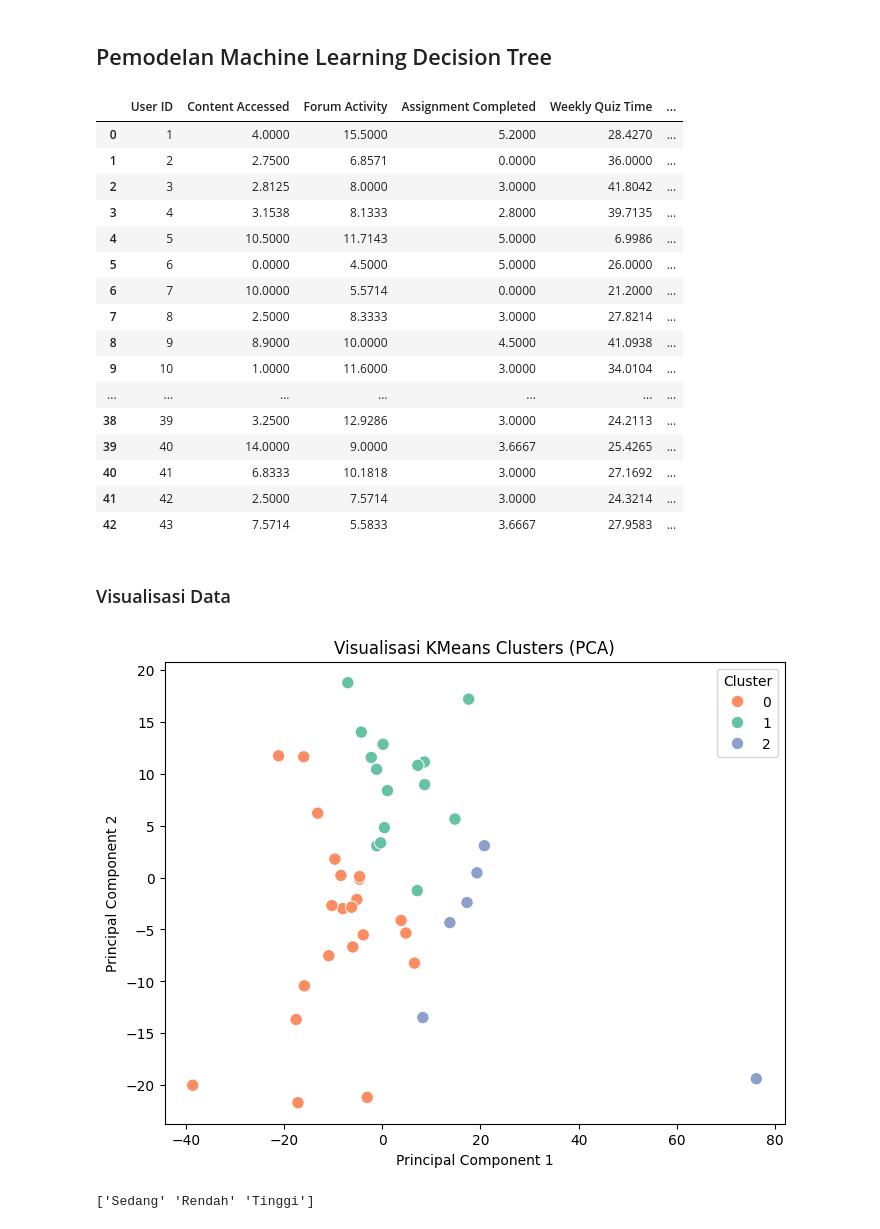
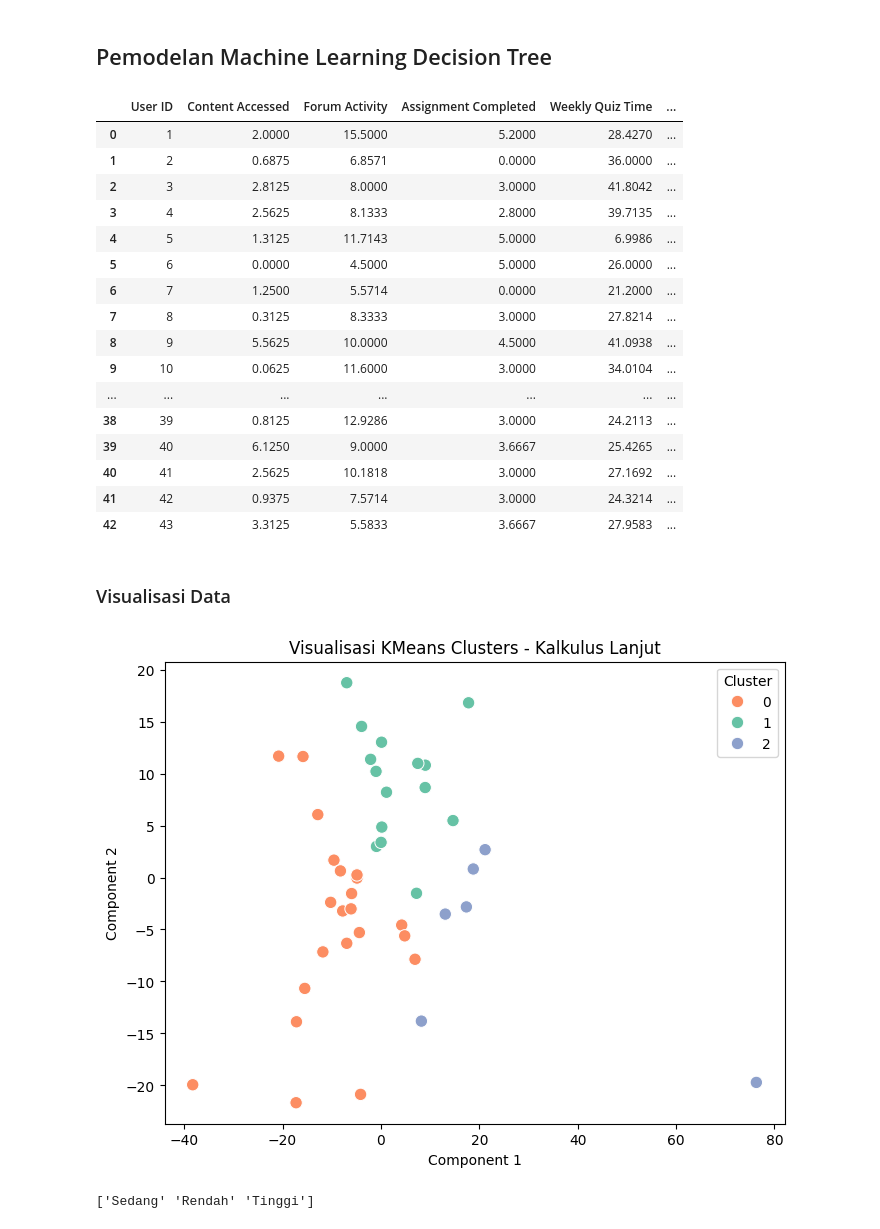
Before and after one commit to fahriorafly/MotivationLevel, a Jupyter notebook: MotivationLevel-KALKULUSLANJUT-F.ipynb, the cells around one changed output. Cells and saved outputs as stored; diff of their text form; code cells hidden in the pictures.

```diff
--- a/MotivationLevel-KALKULUSLANJUT-F.ipynb
+++ b/MotivationLevel-KALKULUSLANJUT-F.ipynb
@@ -552,7 +529,8 @@ weekly_content_pivot["total_content_weekly"] = (
 # Hitung rata-rata content accessed per week untuk setiap user
 mean_content_accessed_per_week = (
     weekly_content_pivot.groupby("User ID")["total_content_weekly"]
-    .mean()
+    .sum()  # Jumlahkan total konten yang diakses selama periode 16 minggu
+    .divide(16)  # Bagi dengan 16 minggu
     .rename("mean_content_accessed_per_week")
 )
 
@@ -1153,27 +1131,31 @@ print(new_labels)
 ## Pemodelan Machine Learning Decision Tree
 # %%
 metrics['cluster_3'] = new_labels
+
+# Tambahkan kolom 'User full name' ke metrics dengan merge berdasarkan 'User ID'
+# metrics = metrics.merge(df[['User ID', 'User full name']].drop_duplicates(), on='User ID', how='left')
+
 metrics.drop(columns=['Weekly Frequency of Sessions'], inplace=True)
 
 metrics
 # %% [output]
 |  | User ID | Content Accessed | Forum Activity | Assignment Completed | Weekly Quiz Time | ... |
-| 0 | 1 | 4.0000 | 15.5000 | 5.2000 | 28.4270 | ... |
-| 1 | 2 | 2.7500 | 6.8571 | 0.0000 | 36.0000 | ... |
+| 0 | 1 | 2.0000 | 15.5000 | 5.2000 | 28.4270 | ... |
+| 1 | 2 | 0.6875 | 6.8571 | 0.0000 | 36.0000 | ... |
 | 2 | 3 | 2.8125 | 8.0000 | 3.0000 | 41.8042 | ... |
-| 3 | 4 | 3.1538 | 8.1333 | 2.8000 | 39.7135 | ... |
-| 4 | 5 | 10.5000 | 11.7143 | 5.0000 | 6.9986 | ... |
+| 3 | 4 | 2.5625 | 8.1333 | 2.8000 | 39.7135 | ... |
+| 4 | 5 | 1.3125 | 11.7143 | 5.0000 | 6.9986 | ... |
 | 5 | 6 | 0.0000 | 4.5000 | 5.0000 | 26.0000 | ... |
-| 6 | 7 | 10.0000 | 5.5714 | 0.0000 | 21.2000 | ... |
-| 7 | 8 | 2.5000 | 8.3333 | 3.0000 | 27.8214 | ... |
-| 8 | 9 | 8.9000 | 10.0000 | 4.5000 | 41.0938 | ... |
-| 9 | 10 | 1.0000 | 11.6000 | 3.0000 | 34.0104 | ... |
+| 6 | 7 | 1.2500 | 5.5714 | 0.0000 | 21.2000 | ... |
+| 7 | 8 | 0.3125 | 8.3333 | 3.0000 | 27.8214 | ... |
+| 8 | 9 | 5.5625 | 10.0000 | 4.5000 | 41.0938 | ... |
+| 9 | 10 | 0.0625 | 11.6000 | 3.0000 | 34.0104 | ... |
 | ... | ... | ... | ... | ... | ... | ... |
-| 38 | 39 | 3.2500 | 12.9286 | 3.0000 | 24.2113 | ... |
-| 39 | 40 | 14.0000 | 9.0000 | 3.6667 | 25.4265 | ... |
-| 40 | 41 | 6.8333 | 10.1818 | 3.0000 | 27.1692 | ... |
-| 41 | 42 | 2.5000 | 7.5714 | 3.0000 | 24.3214 | ... |
-| 42 | 43 | 7.5714 | 5.5833 | 3.6667 | 27.9583 | ... |
+| 38 | 39 | 0.8125 | 12.9286 | 3.0000 | 24.2113 | ... |
+| 39 | 40 | 6.1250 | 9.0000 | 3.6667 | 25.4265 | ... |
+| 40 | 41 | 2.5625 | 10.1818 | 3.0000 | 27.1692 | ... |
+| 41 | 42 | 0.9375 | 7.5714 | 3.0000 | 24.3214 | ... |
+| 42 | 43 | 3.3125 | 5.5833 | 3.6667 | 27.9583 | ... |
 # %% [markdown]
 ### Visualisasi Data
 # %%
@@ -1183,37 +1165,37 @@ from sklearn.decomposition import PCA
 X = metrics[['Content Accessed', 'Forum Activity', 'Assignment Completed',
         'Weekly Quiz Time', 'Weekly Session Time']]
 
 # PCA ke 2 dimensi
 pca = PCA(n_components=2)
 X_pca = pca.fit_transform(X)
 
 # Buat dataframe hasil PCA
 df_pca = pd.DataFrame(data=X_pca, columns=['PC1', 'PC2'])
 df_pca['Cluster'] = metrics['cluster_3'].astype(str)  # ubah jadi string untuk hue di plot
 
 # Visualisasi
 plt.figure(figsize=(8,6))
 scatter = sns.scatterplot(data=df_pca, x='PC1', y='PC2', hue='Cluster', palette='Set2', s=80)
 
-plt.title('Visualisasi KMeans Clusters (PCA)')
-plt.xlabel('Principal Component 1')
-plt.ylabel('Principal Component 2')
+plt.title('Visualisasi KMeans Clusters - Kalkulus Lanjut')
+plt.xlabel('Component 1')
+plt.ylabel('Component 2')
 
 # Ambil handles & labels, lalu urutkan sesuai keinginan
 handles, labels = scatter.get_legend_handles_labels()
 
 # Buat mapping urutan baru
 order = ['0', '1', '2']
 # Filter dan urutkan
 ordered = [(h, l) for h, l in zip(handles, labels) if l in order]
 ordered.sort(key=lambda x: order.index(x[1]))
 
 # Tampilkan legend dengan urutan baru
 scatter.legend(handles=[h for h, l in ordered], labels=[l for h, l in ordered], title='Cluster')
 
 plt.show()
 # %% [output]
-[figure, old version]
+[figure, new version]
 # %%
 metrics['Tingkat Motivasi'] = metrics['cluster_3'].replace({
     0: 'Rendah',
```
Also changed, not shown: parts of 11 cells of this notebook, 1 other file.
